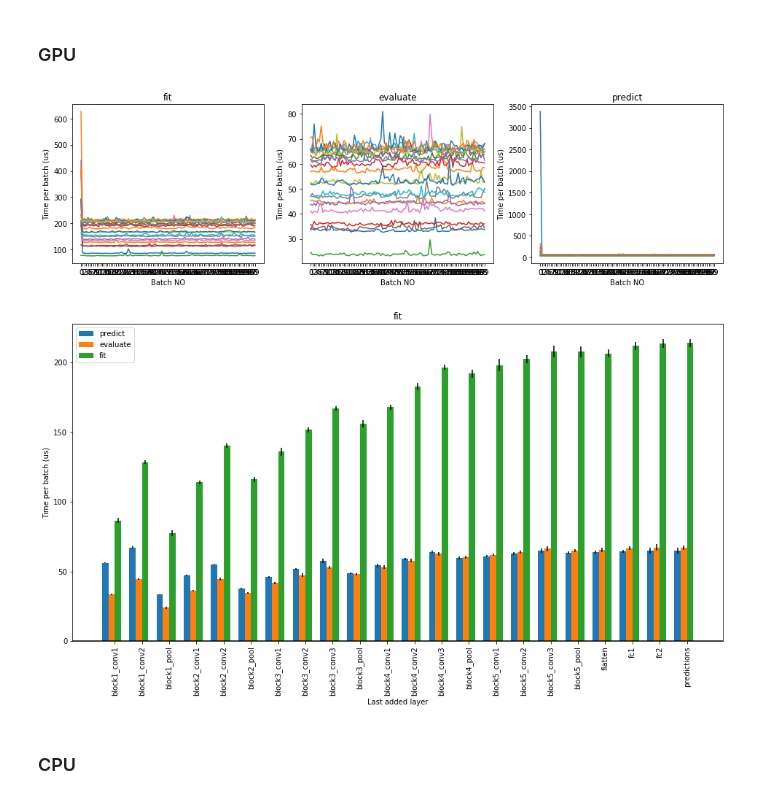
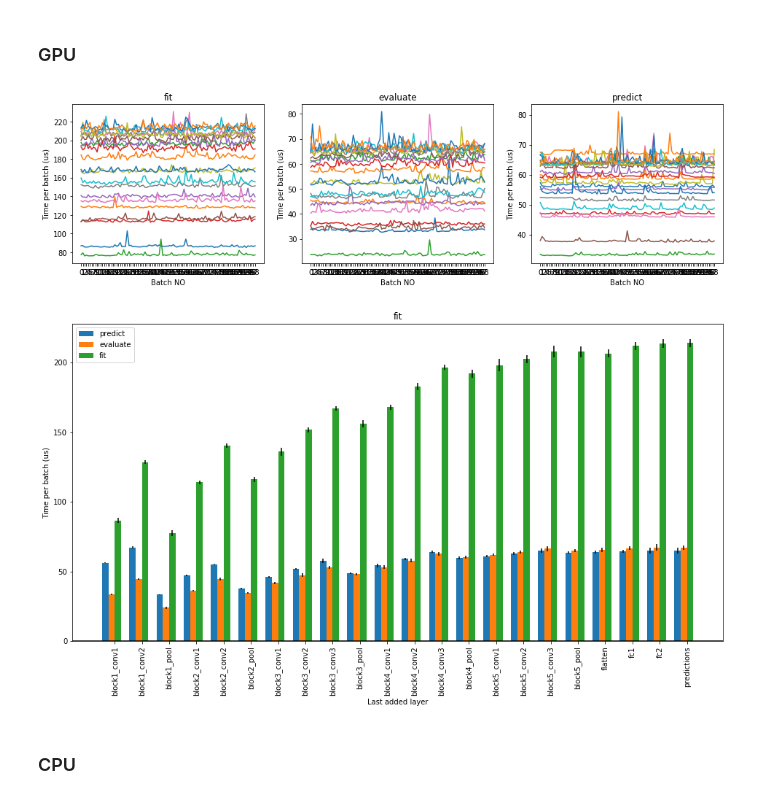
Before and after one commit to ChenYuHo/schedule-simulator, a Jupyter notebook: model_extraction/Layer wise cost profiling using model reconstruction report.ipynb, the cells around one changed output. Drawn from its saved outputs; the diff is of its cells as text; code cells hidden in the pictures.

```diff
--- a/model_extraction/Layer wise cost profiling using model reconstruction report.ipynb
+++ b/model_extraction/Layer wise cost profiling using model reconstruction report.ipynb
@@ -39,16 +62,11 @@ def print_report_info(report_path):
 ### Plot batch layer cost vs time
 For debugging purposes. The cost should be almost constant or at least show no correlation with time. This is to ensure that memory is not leaking and that the performance does not get worse with each subsequent trial or batch.
 # %%
-def plot_cost_vs_time(report_path, title=None, cols=2, skip_first_layer=False,
+def plot_cost_vs_time(report_path, title=None, cols=2, skip_first_layer=False, plot_total_costs=False,
                       skip_first_batch = False, skip_first_batch_in_each_trial=False):
-    time_multiplier=1e3
     with open(report_path) as file:
         report = json.load(file)
     timings = report["timings"]
-    if "samples" in report["args"]:
-        normalizing_factor = report["args"]["samples"] * time_multiplier
-    else:
-        normalizing_factor = report["args"]["batch_size"]*report["args"]["num_of_batches"] * time_multiplier
     costs = set(list(timings.values())[0].keys()) - {"Type"}
     plt.figure(figsize=(16,4 * np.ceil(len(costs)/cols)))
     c = 1
@@ -57,13 +75,11 @@ def plot_cost_vs_time(report_path, title=None, cols=2, skip_first_layer=False,
         plt.subplot(np.ceil(len(costs)/cols), cols, c)
         c += 1
         for layer_name in list(timings.keys())[(1 if skip_first_layer else 0):]:
-            data = timings[layer_name][cost_name]
-            if skip_first_batch_in_each_trial:
-                for i in range(report["args"]["trials"]):
-                    data.pop(i*report["args"]["num_of_batches"] - i)
-            elif skip_first_batch:
-                data = data[1:]
-            data = np.array(data) / normalizing_factor
+            data = preprocess_layer_cost_data(report, layer_name, cost_name,
+                                              plot_total_costs=plot_total_costs,
+                                              skip_first_batch=skip_first_batch,
+                                              skip_first_batch_in_each_trial=skip_first_batch_in_each_trial
+                                             )
             plt.plot(range(len(data)),  data, label=layer_name)
         plt.xlabel("Batch NO")
         plt.ylabel("Time per batch (us)")
@@ -86,16 +102,12 @@ costs = ["data_generation_cost", "forward_pass_cost", "backward_pass_cost", "out
          "loss_calculation_cost","gradient_calculation_cost", "gradient_application_cost", "predict",
          "evaluate","fit"]
 def plot_layer_wise_costs(report_path, title=None, skip_first_layer=False, stacked=False, width=0.7,
-                          skip_first_batch = False, skip_first_batch_in_each_trial=False):
+                          skip_first_batch = False, skip_first_batch_in_each_trial=False,
+                          plot_total_costs=False,):
     with open(report_path) as file:
         report = json.load(file)
-    time_multiplier = 1e3
     timings = report["timings"]
     N = len(timings) - (1 if skip_first_layer else 0)
-    if "samples" in report["args"]:
-        normalizing_factor = report["args"]["samples"] * time_multiplier
-    else:
-        normalizing_factor = report["args"]["batch_size"]*report["args"]["num_of_batches"] * time_multiplier
     means = dict()
     stds = dict()
     xticks = list()
@@ -107,13 +119,11 @@ def plot_layer_wise_costs(report_path, title=None, skip_first_layer=False, stack
                 means[cost_name] = list()
             if cost_name not in stds.keys():
                 stds[cost_name] = list()
-            data = timings[layer_name][cost_name]
-            if skip_first_batch_in_each_trial:
-                for i in range(report["args"]["trials"]):
-                    data.pop(i*report["args"]["num_of_batches"] - i)
-            elif skip_first_batch:
-                data = data[1:]
-            data = np.array(data) / normalizing_factor
+            data = preprocess_layer_cost_data(report, layer_name, cost_name,
+                                              plot_total_costs=plot_total_costs,
+                                              skip_first_batch=skip_first_batch,
+                                              skip_first_batch_in_each_trial=skip_first_batch_in_each_trial
+                                             )
             means[cost_name].append(np.mean(data))
             stds[cost_name].append(np.std(data))
         xticks.append(layer_name)
@@ -512,10 +522,10 @@ log            : None
 ### GPU
 # %%
 report_path = "timings/VGG16_06-27-14-01.timings.json"
-plot_cost_vs_time(report_path,title="", cols=3)
+plot_cost_vs_time(report_path,title="", cols=3, skip_first_batch=True)
 plot_layer_wise_costs(report_path, title="", skip_first_batch=True)
 # %% [output]
-[figure, old version]
+[figure, new version]
 [figure]
 # %% [markdown]
 ### CPU
```
Also changed, not shown: parts of 8 cells of this notebook, 17 other files.
